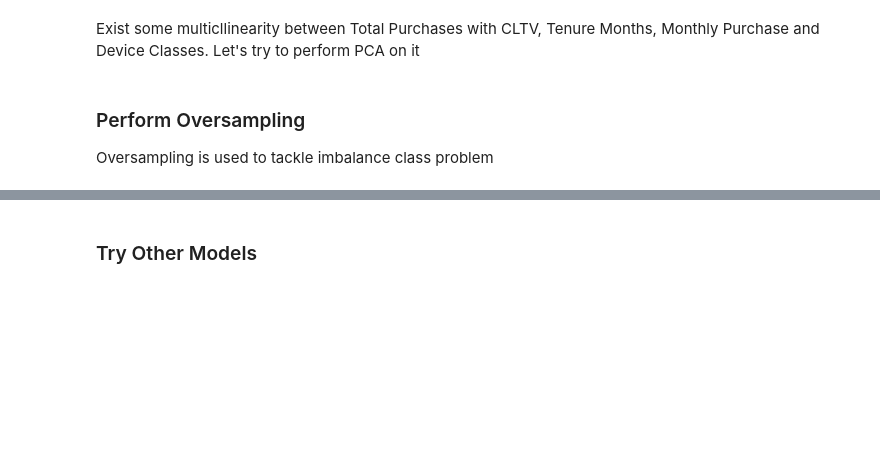
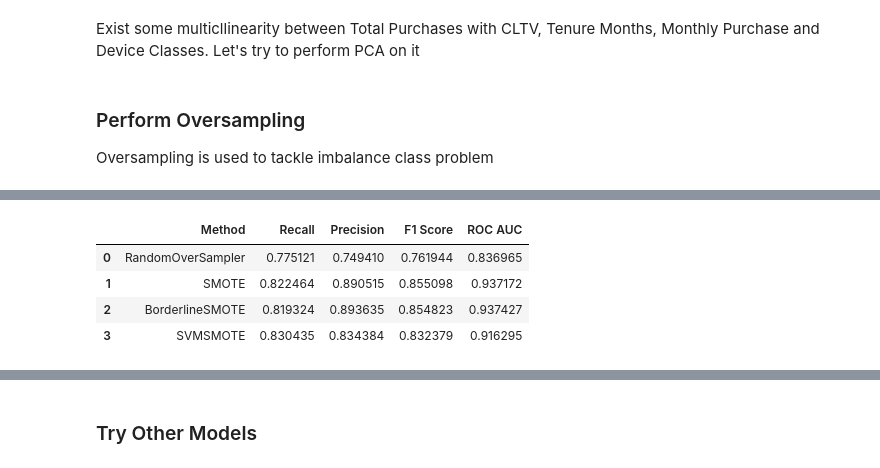
Before and after one commit to marcellinus-witarsah/data-challenge-dsw-2023, a Jupyter notebook: notebooks/03_churn_model.ipynb, the cells around one changed output, grey strips where cells are left out. Drawn from its saved outputs; the diff is of its cells as text; code cells hidden in the pictures; blank space fills up the shorter version.

```diff
--- a/notebooks/03_churn_model.ipynb
+++ b/notebooks/03_churn_model.ipynb
@@ -720,46 +720,70 @@ Exist some multicllinearity between Total Purchases with CLTV, Tenure Months, Mo
 Oversampling is used to tackle imbalance class problem
 # %%
 from sklearn.linear_model import LogisticRegression
+from imblearn.over_sampling import (
+    RandomOverSampler,
+    SMOTE,
+    BorderlineSMOTE,
+    SVMSMOTE
+)
 
 # Data Preparation
 # ==============================================
 df = df_ori.copy().drop(columns=["Customer ID"])  # drop unimportant data
-df['Total Purchase'] = df['Tenure Months'] * df['Monthly Purchase (Thou. IDR)']  # feature engineering
+df["Internet Service"] = df.apply(lambda x: check_internet_service(x), axis=1)  # feature engineering
+df["Total Purchase"] = df["Tenure Months"] * df["Monthly Purchase (Thou. IDR)"]  # feature engineering
 df["Device Class"] = df["Device Class"].replace({"High End": 3, "Mid End": 2, "Low End": 1})  # encode Device Class
-df['Churn Label'] = df['Churn Label'].replace({"Yes": 1, "No": 0})  # encode Churn Label
+df["Churn Label"] = df["Churn Label"].replace({"Yes": 1, "No": 0})  # encode Churn Label
 X, y = pd.get_dummies(df.drop(columns=["Churn Label"]), dtype=int), df["Churn Label"]  # split data
 X_train, X_test, y_train, y_test = train_test_split(X, y, test_size=0.2, random_state=42, stratify=y, shuffle=True)
 
-# Oversampling for balancing dataset
-# ==============================================
-smote = SMOTE(random_state=42)  # <<<<<<<<<<<<< SMOTE OVERSAMPLING
-X_train, y_train = smote.fit_resample(X_train, y_train)  # <<<<<<<<<<<<< SMOTE OVERSAMPLING
+oversampler_method = []
+recalls = []
+precisions = []
+f1_scores = []
+roc_aucs = []
 
-# Scale data
-# ========================================
-scaler = StandardScaler()
-X_train = scaler.fit_transform(X_train)  # <<<<<<<<<<<<< SCALING
-X_test = scaler.transform(X_test)  # <<<<<<<<<<<<< SCALING
+for oversampler in [
+        RandomOverSampler(random_state = 42),
+        SMOTE(random_state = 42),
+        BorderlineSMOTE(random_state = 42),
+        SVMSMOTE(random_state = 42),
+    ]:
+    X_train, X_test, y_train, y_test = train_test_split(X, y, test_size=0.2, random_state=42, stratify=y, shuffle=True)
 
-# Cross Validation
-# ========================================
-model = LogisticRegression(random_state=42, max_iter=500)  # <<<<<<<<<<<<< DIFFERENT MODEL
-cv = StratifiedShuffleSplit(n_splits=10,  test_size=0.2, random_state=42)
-score = cross_val_score(model, X_train, y_train, cv=cv, scoring='recall')
-print(score, f"\nScore Mean: {score.mean()}")
+    # Oversampling for balancing dataset
+    # ==============================================
+    X_train, y_train = oversampler.fit_resample(X_train, y_train)  # <<<<<<<<<<<<< OVERSAMPLING
 
+    # Scale data
+    # ========================================
+    scaler = StandardScaler()
+    X_train = scaler.fit_transform(X_train)  # <<<<<<<<<<<<< SCALING
+    X_test = scaler.transform(X_test)  # <<<<<<<<<<<<< SCALING
 
-# Train
-# ==============================================
-model = LogisticRegression(random_state=42, max_iter=500)
-model.fit(X_train, y_train)
+    # Cross Validation
+    # ========================================
+    model = LogisticRegression(random_state=42, max_iter=200)
+    cv = StratifiedShuffleSplit(n_splits=5,  test_size=0.2, random_state=42)
+    recall = cross_val_score(model, X_train, y_train, cv=cv, scoring="recall")
+    precision = cross_val_score(model, X_train, y_train, cv=cv, scoring="precision")
+    f1 = cross_val_score(model, X_train, y_train, cv=cv, scoring="f1")
+    roc_auc = cross_val_score(model, X_train, y_train, cv=cv, scoring="roc_auc")
 
-# Predict
-# ==============================================
-y_pred = model.predict(X_test)
-y_pred_proba = model.predict_proba(X_test)
+    # Document The Result
+    # ========================================
+    oversampler_method.append(oversampler.__class__.__name__)
+    recalls.append(recall.mean())
+    precisions.append(precision.mean())
+    f1_scores.append(f1.mean())
+    roc_aucs.append(roc_auc.mean())
 
-# Evaluate Model
-# ==============================================
-evaluate(model, y_test, y_pred, y_pred_proba)
+result_df = pd.DataFrame({
+    "Method": oversampler_method,
+    "Recall": recalls,
+    "Precision": precisions,
+    "F1 Score": f1_scores,
+    "ROC AUC": roc_aucs,
+})
+result_df
 # %% [output]
@@ -778,0 +790,5 @@ Score Mean: 0.8229468599033817
+|  | Method | Recall | Precision | F1 Score | ROC AUC |
+| 0 | RandomOverSampler | 0.775121 | 0.749410 | 0.761944 | 0.836965 |
+| 1 | SMOTE | 0.822464 | 0.890515 | 0.855098 | 0.937172 |
+| 2 | BorderlineSMOTE | 0.819324 | 0.893635 | 0.854823 | 0.937427 |
+| 3 | SVMSMOTE | 0.830435 | 0.834384 | 0.832379 | 0.916295 |
```
Also changed, not shown: parts of 12 cells of this notebook, 6 other files.
